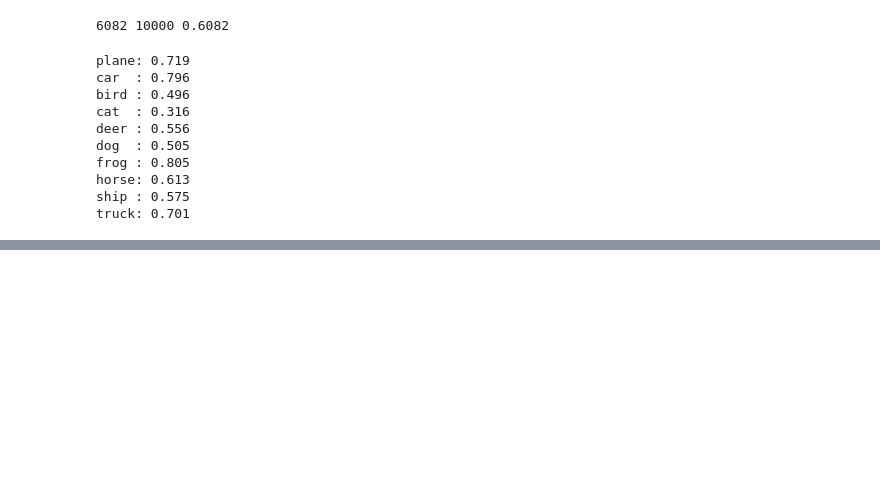
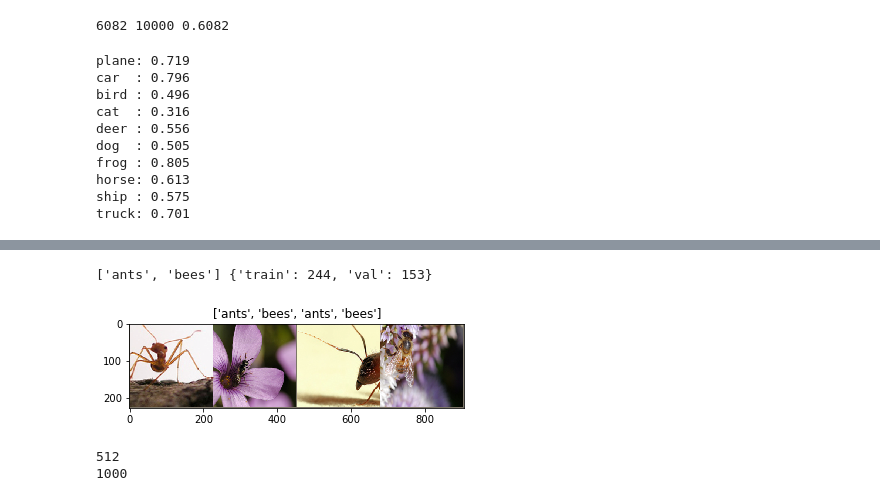
Before and after one commit to ffabulous/dl-pytorch, a Jupyter notebook: beginner_tutorial.ipynb, the cells around one changed output, grey strips where cells are left out. Drawn from its saved outputs; the diff is of its cells as text; code cells hidden in the pictures; blank space fills up the shorter version.

```diff
--- a/beginner_tutorial.ipynb
+++ b/beginner_tutorial.ipynb
@@ -301,0 +318,49 @@ truck: 0.701
+# %%
+# Preprocess
+data_transforms = {
+    'train': transforms.Compose([    # augmentation, normalization
+        transforms.RandomSizedCrop(224),
+        transforms.RandomHorizontalFlip(),
+        transforms.ToTensor(),
+        transforms.Normalize([0.485, 0.456, 0.406], [0.229, 0.224, 0.225])
+    ]),
+    'val': transforms.Compose([    # normalization only
+        transforms.Scale(256),
+        transforms.CenterCrop(224),
+        transforms.ToTensor(),
+        transforms.Normalize([0.485, 0.456, 0.406], [0.229, 0.224, 0.225])
+    ]),
+}
+data_dir = './data/hymenoptera_data'
+dsets = {x: datasets.ImageFolder(os.path.join(data_dir, x), data_transforms[x]) for x in ['train', 'val']}
+dset_loaders = {x: torch.utils.data.DataLoader(dsets[x], batch_size=4, shuffle=True, num_workers=4) for x in ['train', 'val']}
+dset_sizes = {x: len(dsets[x]) for x in ['train', 'val']}
+dset_classes = dsets['train'].classes
+print dset_classes, dset_sizes
+# %% [output]
+['ants', 'bees'] {'train': 244, 'val': 153}
+# %%
+# Samples
+def imshow(img, title=None):
+    img = img.numpy().transpose((1, 2, 0))
+    mean = np.array([0.485, 0.456, 0.406])
+    std = np.array([0.229, 0.224, 0.225])
+    img = std * img + mean
+    plt.imshow(img)
+    if title is not None:
+        plt.title(title)
+images, classes = next(iter(dset_loaders['train']))
+out = torchvision.utils.make_grid(images)
+imshow(out, title=[dset_classes[x] for x in classes])
+# %% [output]
+[figure, added]
+# %%
+# Load ResNet-18
+resnet = models.resnet18(pretrained=True)
+# for param in resnet.parameters():    # freeze parameters
+#     param.requires_grad = False
+print resnet.fc.in_features
+print resnet.fc.out_features    # original output classes
+# %% [output]
+512
+1000
```
Also changed, not shown: parts of 28 cells of this notebook.
